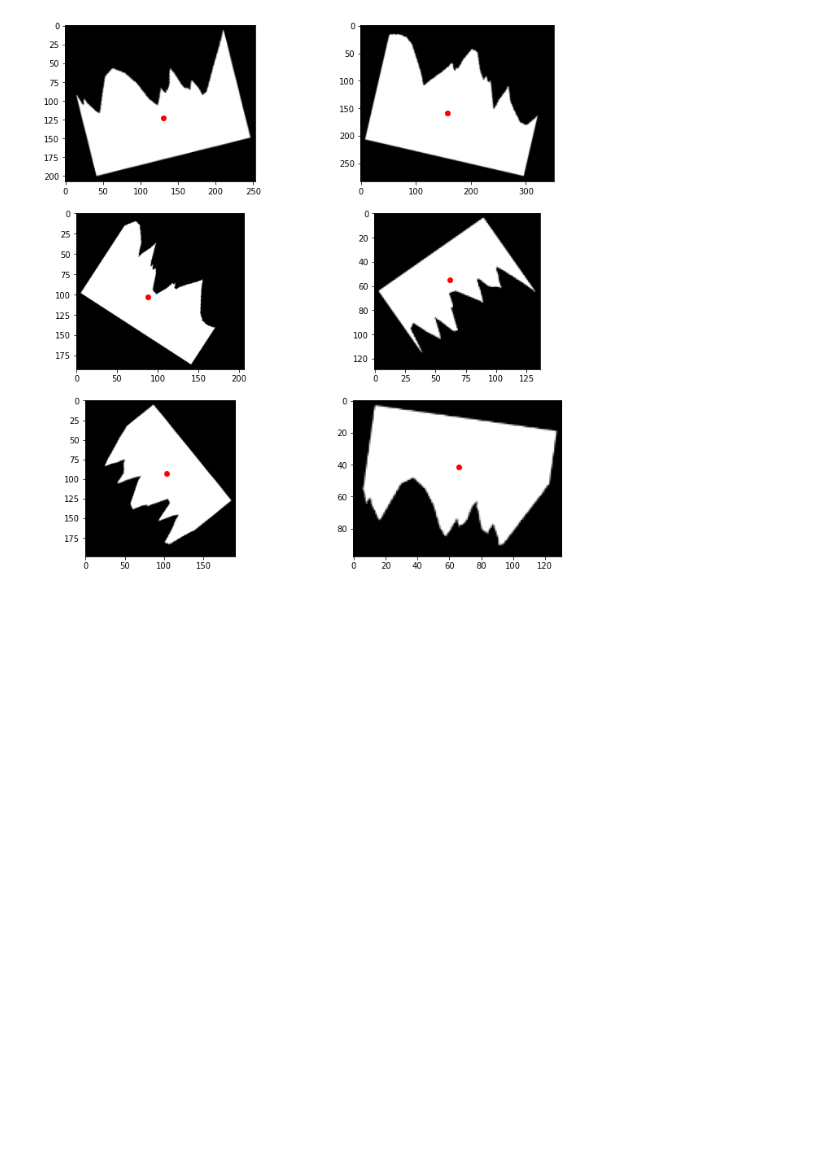
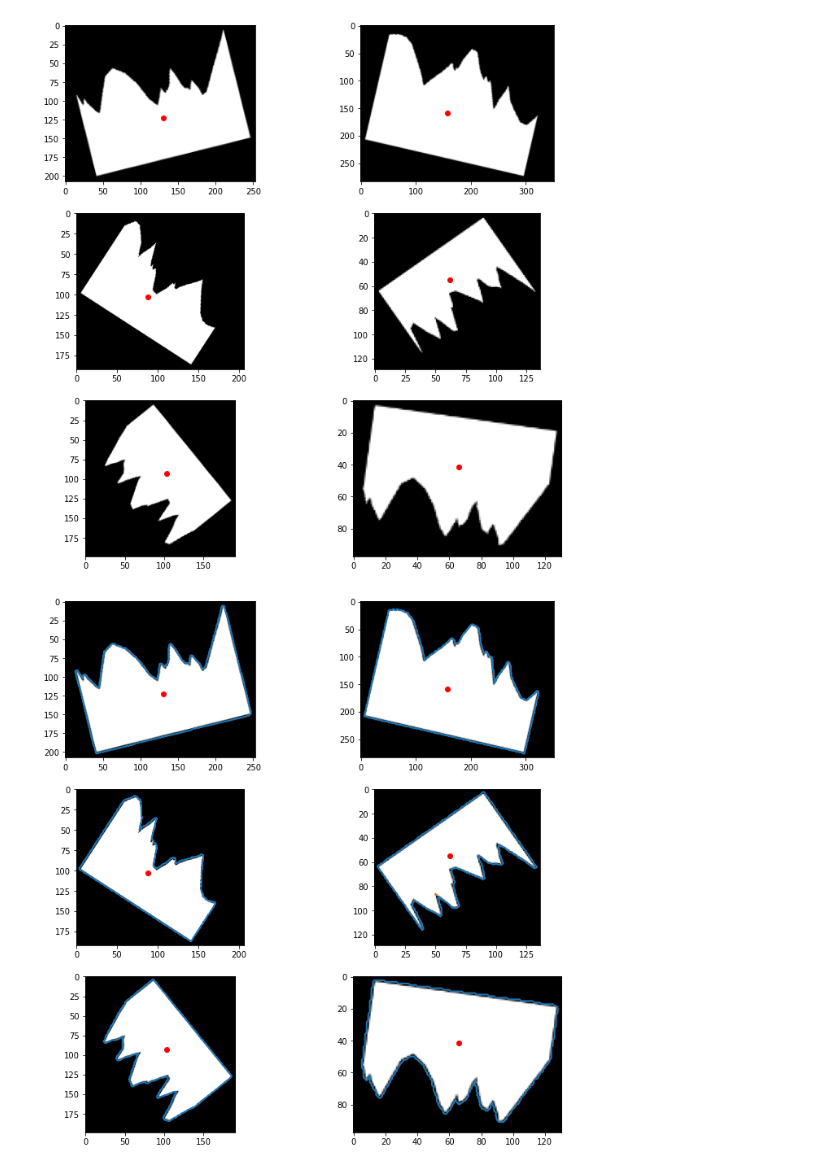
Before and after one commit to Dombearx/piro1, a Jupyter notebook: Run.ipynb, the cells around one changed output. Cells and saved outputs as stored; diff of their text form; code cells hidden in the pictures; blank space fills up the shorter version.

```diff
--- a/Run.ipynb
+++ b/Run.ipynb
@@ -97,3 +99,26 @@ for image, center in zip(numpyImages, centers):
     index += 1
 # %% [output]
 [figure]
+# %%
+
+
+contours = []
+
+
+
+for image in numpyImages:
+    contours.append(find_contours(image,0.5))
+
+
+fig, axs = plt.subplots(3,2, figsize=(12,12))
+
+index = 0
+
+for image, center, contour in zip(numpyImages, centers, contours):
+    axs[math.floor(index / 2),index % 2].imshow(image, cmap='gray', vmin=0, vmax=255)
+    axs[math.floor(index / 2),index % 2].scatter(center[1],center[0],color='r')
+    for n, cnt in enumerate(contour):
+        axs[math.floor(index / 2),index % 2].plot(cnt[:, 1], cnt[:, 0], linewidth=2)
+    index += 1
+# %% [output]
+[figure, added]
```
Also changed, not shown: parts of 2 cells of this notebook.
